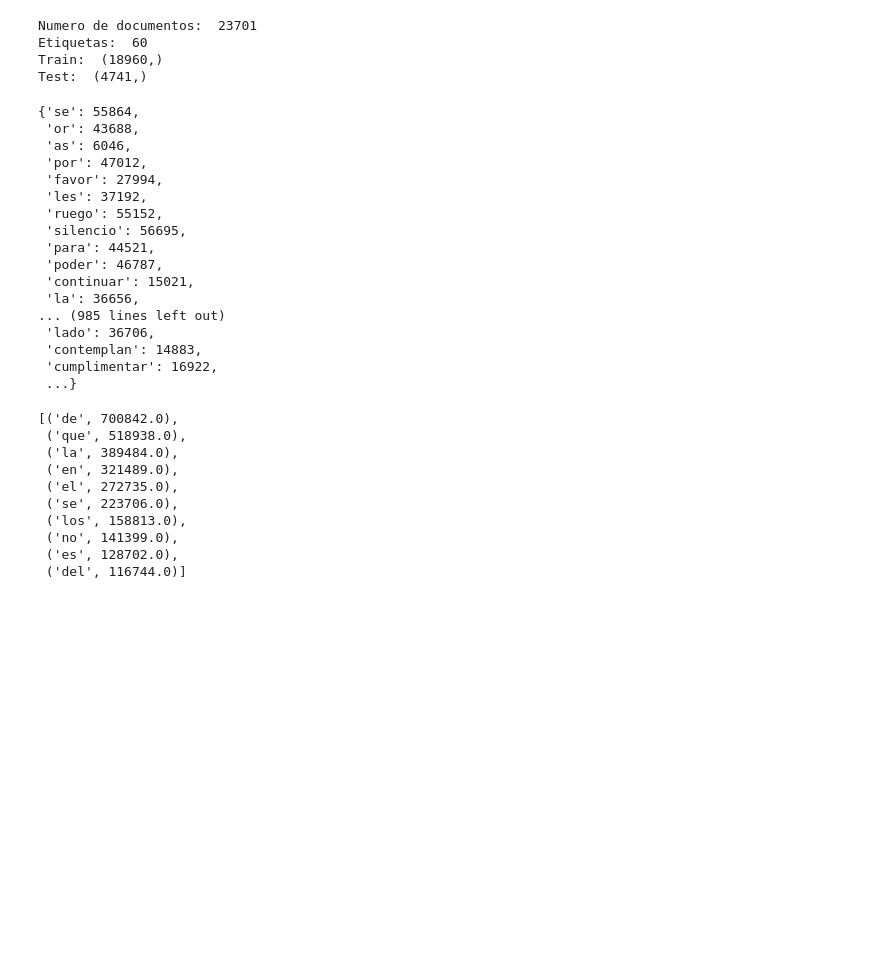
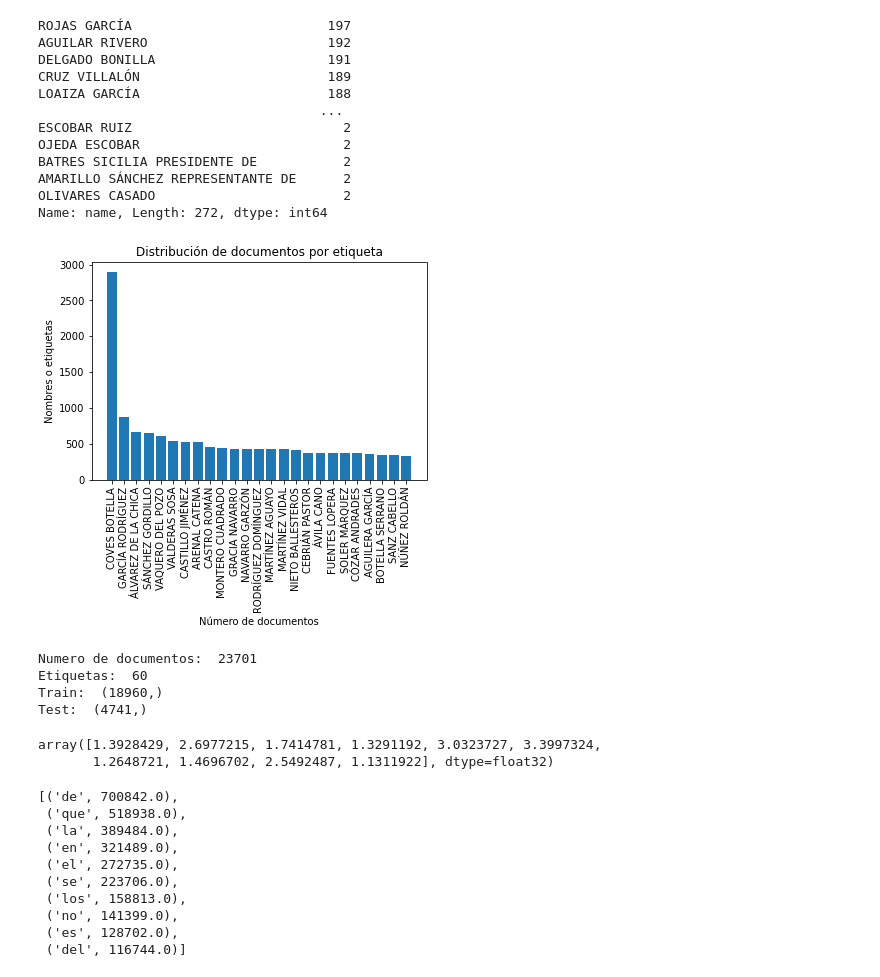
Before and after one commit to rojo1997/Authorship, a Jupyter notebook: src/Untitled.ipynb, the cells around one changed output. Drawn from its saved outputs; the diff is of its cells as text; code cells hidden in the pictures; blank space fills up the shorter version.

```diff
--- a/src/Untitled.ipynb
+++ b/src/Untitled.ipynb
@@ -45,3 +57,29 @@ LabelEncoder()
+# %%
+A = df['name'].value_counts().head(25)
+x = A.index.values
+y = list(A.values)
+fig, ax = plt.subplots()
+plt.xlabel('Número de documentos')
+plt.ylabel('Nombres o etiquetas')
+
+plt.title('Distribución de documentos por etiqueta')
+ax.bar(x,y)
+plt.xticks(x,x, rotation = 'vertical')
+df['name'].value_counts()[df['name'].value_counts() < 200]
+# %% [output]
+ROJAS GARCÍA                         197
+AGUILAR RIVERO                       192
+DELGADO BONILLA                      191
+CRUZ VILLALÓN                        189
+LOAIZA GARCÍA                        188
+                                    ...
+ESCOBAR RUIZ                           2
+OJEDA ESCOBAR                          2
+BATRES SICILIA PRESIDENTE DE           2
+AMARILLO SÁNCHEZ REPRESENTANTE DE      2
+OLIVARES CASADO                        2
+Name: name, Length: 272, dtype: int64
+[figure, added]
 # %%
 print('Numero de documentos: ', df.shape[0])
 print('Etiquetas: ', len(le.classes_))
@@ -79,25 +120,12 @@ Vectorizer = CountVectorizer(
 # %%
 Vectorizer.fit(X_train,y_train)
 X = Vectorizer.transform(X_train)
-Vectorizer.vocabulary_
-# %% [output]
-{'se': 55864,
- 'or': 43688,
- 'as': 6046,
- 'por': 47012,
- 'favor': 27994,
- 'les': 37192,
- 'ruego': 55152,
- 'silencio': 56695,
- 'para': 44521,
- 'poder': 46787,
- 'continuar': 15021,
- 'la': 36656,
-... (985 lines left out)
- 'lado': 36706,
- 'contemplan': 14883,
- 'cumplimentar': 16922,
- ...}
+# %%
+from sklearn.feature_selection import f_classif
+f_classif(X, y_train)[0][:10]
+# %% [output]
+array([1.3928429, 2.6977215, 1.7414781, 1.3291192, 3.0323727, 3.3997324,
+       1.2648721, 1.4696702, 2.5492487, 1.1311922], dtype=float32)
 # %%
 suma = X.sum(axis = 0)
 words_freq = [(word, suma[0,idx]) for word, idx in Vectorizer.vocabulary_.items()]
```
Also changed, not shown: parts of 4 cells of this notebook, 4 other files.
